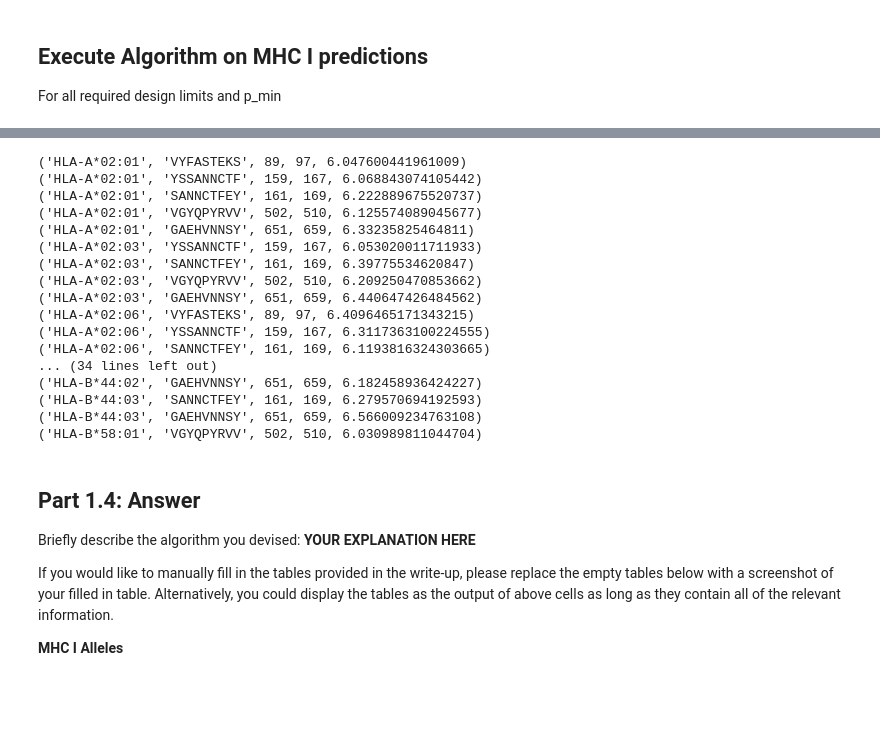
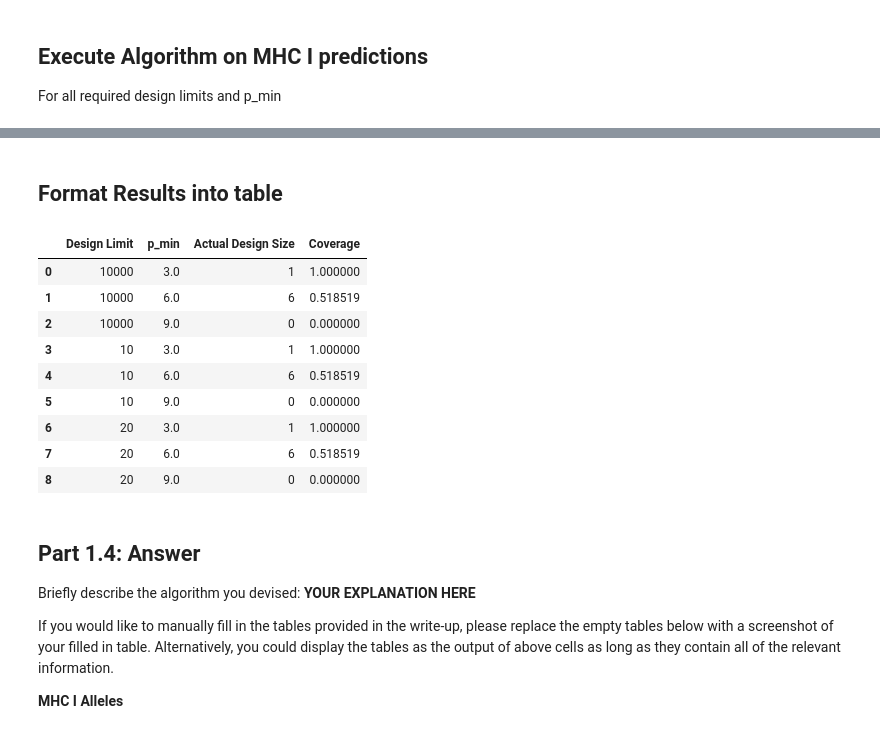
Before and after one commit to ryanquinnnelson/CMU-02718-HW5, a Jupyter notebook: 02_518_02_718_HW_5_ryann.ipynb, the cells around one changed output, grey strips where cells are left out. Saved outputs shown, nothing was run; the diff lists cells and outputs as text; code cells hidden in the pictures; blank space fills up the shorter version.

Commit message:
Formatted results MHC I selection

```diff
--- a/02_518_02_718_HW_5_ryann.ipynb
+++ b/02_518_02_718_HW_5_ryann.ipynb
@@ -1306,38 +1329,38 @@ def select_peptides(df,alleles,design_limit):
 
     # list of alleles not yet covered
     uncovered = alleles.copy()
+    num_covered = 0
 
     # select the peptide with the highest coverage count
-    df_sorted = df.sort_values(by=['count'],ascending=False) # should be False, true for test purposes
+    df_sorted = df.sort_values(by=['count'],ascending=False)
     selected_peptide = df_sorted.head(1).to_dict()
 
     # update data structures based on selection
     update_selected_peptides(selected_peptide,selected)
-    update_uncovered_alleles(selected_peptide,uncovered)
-    df_updated = get_available_peptides(selected_peptide,df_sorted)
+    num_covered = update_uncovered_alleles(selected_peptide,uncovered,num_covered)
+    r1,r2,retained = get_available_peptides(selected_peptide,df_sorted)
+#     print(selected)
 
 
     # as long as
     # 1 - the number of peptides selected has not exceeded the design limit
     # 2 - there are alleles which have not yet been covered
     # 3 - there are peptides left to check
-    while len(selected) < design_limit and len(uncovered) != 0 and df_updated.shape[0] > 0:
+    while len(selected) < design_limit and len(uncovered) != 0 and retained.shape[0] > 0:
 
         # continue searching
         allele = uncovered.pop(0) # remove uncovered allele
-        selected_peptide = find_peptide_cover(df_updated,allele)
+        selected_peptide = find_peptide_cover(retained,allele)
 
         # update data structures if a match is found
         if selected_peptide:
             update_selected_peptides(selected_peptide,selected)
-            update_uncovered_alleles(selected_peptide,uncovered)
-            df_updated = get_available_peptides(selected_peptide,df_sorted)
+            num_covered = update_uncovered_alleles(selected_peptide,uncovered,num_covered)
+            r1,r2,retained = get_available_peptides(selected_peptide,retained)
+#             print(selected)
 
     # end while - search is over
 
-    # calculate number of covered alleles
-    num_covered = len(alleles) - len(uncovered)
-
     return (num_covered,selected)
 # %%
 print('test select_peptides()')
@@ -1425,27 +1453,25 @@ df_coverage_mhc1[df_coverage_mhc1['peptide'].isin(selected)].T
-# %%
-# get_list_above_p_min(predictions_list,p_min):
-
-for each in get_list_above_p_min(results_mhc1,6.0):
-    if each[1] in selected:
-        print(each)
-# %% [output]
-('HLA-A*02:01', 'VYFASTEKS', 89, 97, 6.047600441961009)
-('HLA-A*02:01', 'YSSANNCTF', 159, 167, 6.068843074105442)
-('HLA-A*02:01', 'SANNCTFEY', 161, 169, 6.222889675520737)
-('HLA-A*02:01', 'VGYQPYRVV', 502, 510, 6.125574089045677)
-('HLA-A*02:01', 'GAEHVNNSY', 651, 659, 6.33235825464811)
-('HLA-A*02:03', 'YSSANNCTF', 159, 167, 6.053020011711933)
-('HLA-A*02:03', 'SANNCTFEY', 161, 169, 6.39775534620847)
-('HLA-A*02:03', 'VGYQPYRVV', 502, 510, 6.209250470853662)
-('HLA-A*02:03', 'GAEHVNNSY', 651, 659, 6.440647426484562)
-('HLA-A*02:06', 'VYFASTEKS', 89, 97, 6.4096465171343215)
-('HLA-A*02:06', 'YSSANNCTF', 159, 167, 6.3117363100224555)
-('HLA-A*02:06', 'SANNCTFEY', 161, 169, 6.1193816324303665)
-... (34 lines left out)
-('HLA-B*44:02', 'GAEHVNNSY', 651, 659, 6.182458936424227)
-('HLA-B*44:03', 'SANNCTFEY', 161, 169, 6.279570694192593)
-('HLA-B*44:03', 'GAEHVNNSY', 651, 659, 6.566009234763108)
-('HLA-B*58:01', 'VGYQPYRVV', 502, 510, 6.030989811044704)
+# %% [markdown]
+## Format Results into table
+# %%
+results_formatted_mhc1 = []
+for design_limit, p_min, n,selected in results:
+    coverage = float(n) / len(class_i_list)
+    new_result = [design_limit,p_min,len(selected),coverage]
+    results_formatted_mhc1.append(new_result)
+
+col_list = ['Design Limit','p_min','Actual Design Size','Coverage']
+pd.DataFrame(results_formatted_mhc1,columns=col_list)
+# %% [output]
+|  | Design Limit | p_min | Actual Design Size | Coverage |
+| 0 | 10000 | 3.0 | 1 | 1.000000 |
+| 1 | 10000 | 6.0 | 6 | 0.518519 |
+| 2 | 10000 | 9.0 | 0 | 0.000000 |
+| 3 | 10 | 3.0 | 1 | 1.000000 |
+| 4 | 10 | 6.0 | 6 | 0.518519 |
+| 5 | 10 | 9.0 | 0 | 0.000000 |
+| 6 | 20 | 3.0 | 1 | 1.000000 |
+| 7 | 20 | 6.0 | 6 | 0.518519 |
+| 8 | 20 | 9.0 | 0 | 0.000000 |
 # %% [markdown]
 ## Part 1.4: Answer
 
```
Also changed, not shown: parts of 8 cells of this notebook.
